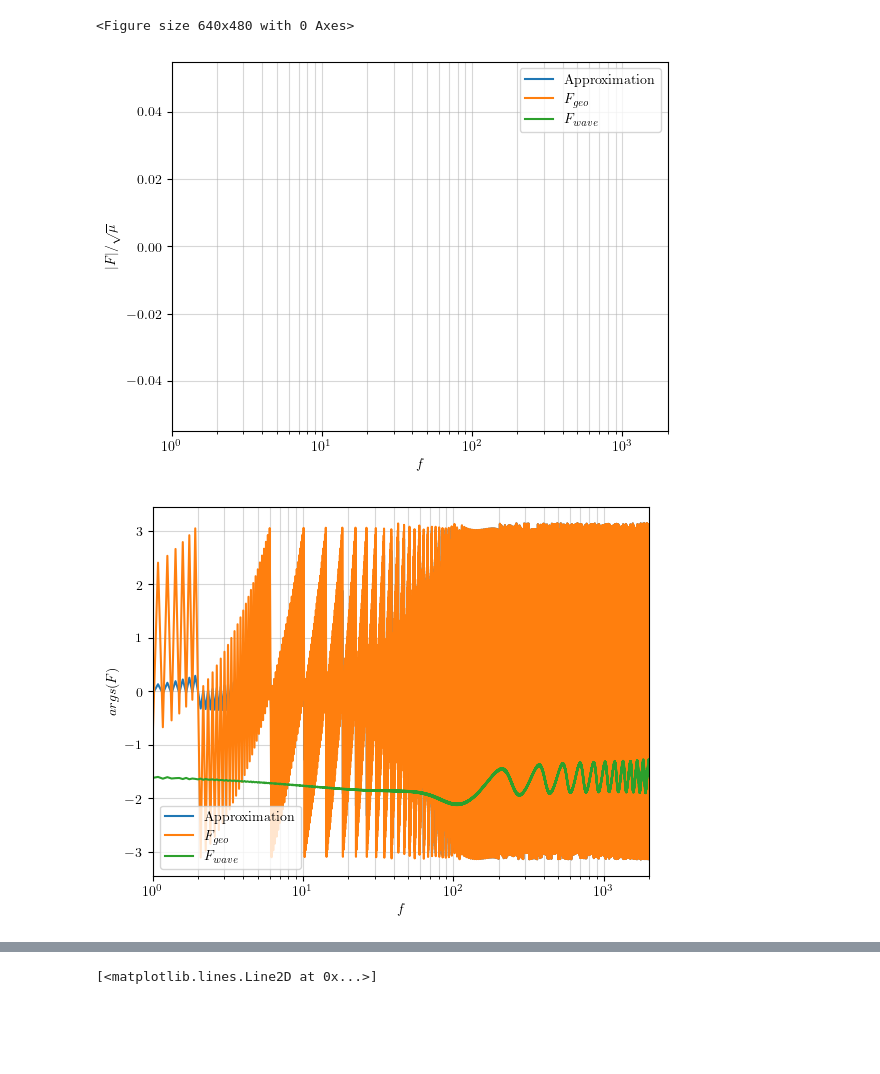
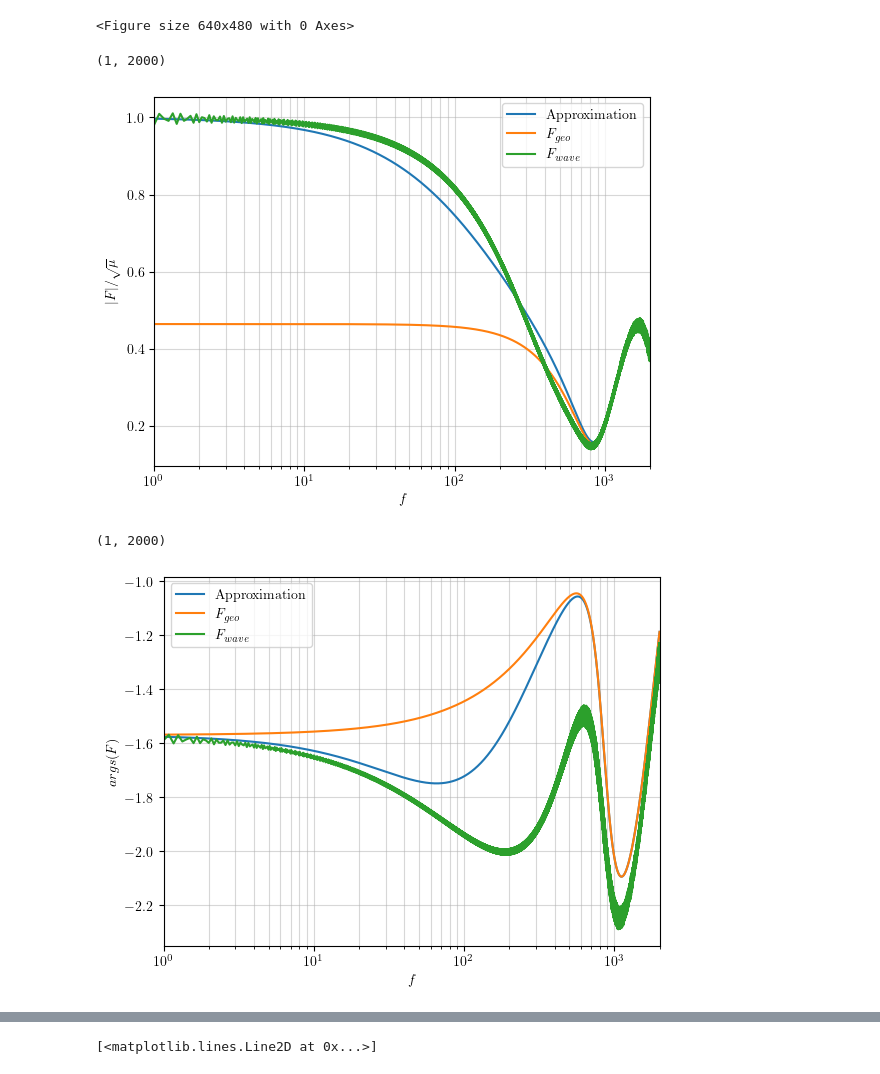
Before and after one commit to manchunyeung/wolensing, a Jupyter notebook: examples/embedded_lens_2.ipynb, the cells around one changed output, grey strips where cells are left out. Saved outputs shown, nothing was run; the diff lists cells and outputs as text; code cells hidden in the pictures; blank space fills up the shorter version.

```diff
--- a/examples/embedded_lens_2.ipynb
+++ b/examples/embedded_lens_2.ipynb
@@ -25,7 +35,7 @@ G = const.G  # gravitational constant [m^3 kg^-1 s^-2]
 c = const.c  # speed of light [m/s]
 M_sun = const.M_sun  # Solar mass [Kg]
 # %%
-y0, y1 = 0.5, 0 # source position
+y0, y1 = 0.1, 0 # source position
 l0, l1 = 0., 0 # lens position
 
 zS = 1.0 # source redshift
@@ -193,8 +290,8 @@ kwargs_integrator = {'PixelNum': int(40000),
 
 
 amplification = af.amplification_factor(lens_model_list=lens_model_list, kwargs_lens=kwargs_lens_list, kwargs_macro=kwargs_macro, **kwargs_integrator)
-ws = np.loadtxt('./data/t2_100ws.txt')
-Fws = np.loadtxt('./data/t2_100Fws.txt', dtype=complex, converters={0: lambda s: complex(s.decode().replace('+-', '-'))})
+ws = np.loadtxt('./data/t2_20ws_0.5.txt')
+Fws = np.loadtxt('./data/t2_20Fws_0.5.txt', dtype=complex, converters={0: lambda s: complex(s.decode().replace('+-', '-'))})
 amplification.importor(freq=True, fs=ws, Fws=Fws)
 # ts, Ft = amplification.integrator(gpu=False)
 # ws, Fws = amplification.fourier()
@@ -218,2 +319,2 @@ array([-0.52370046, -0.07637953])
 # %%
-geofs, geoFws = amplification.geometrical_optics(mus, tds, Img_ra, Img_dec, upper_lim=2000)
+geofs, geoFws = amplification.geometrical_optics(mus, tds, Img_ra, Img_dec, upper_lim=2000, type2=False)
@@ -219,0 +325,4 @@ geofs, geoFws = amplification.geometrical_optics(mus, tds, Img_ra, Img_dec, uppe
+# %%
+index = np.argmin(tds)
+overall_phase = np.exp(-1 * 2 * np.pi * 1j * (tds[index]) * amplification._geofs)
+geoFws*=overall_phase
@@ -274,7 +395,7 @@ ws = ws[low_index:]
 Fws = Fws[low_index:]
 # %%
 ww = geofs
-plt.semilogx(geofs, (fac*np.exp(-ww*np.pi/300) + (1-np.exp(-ww*np.pi/300))*np.abs(geoFws))/fac, label='Approximation')
+plt.semilogx(geofs, (fac*np.exp(-ww*np.pi/500) + (1-np.exp(-ww*np.pi/500))*np.abs(geoFws))/fac, label='Approximation')
 plt.semilogx(geofs, np.abs(geoFws)/fac,label=r'$F_{geo}$')
 plt.semilogx(ws, np.abs(Fws)/fac, label=r'$F_{wave}$')
 plt.ylabel(r'$|F|/\sqrt{\mu}$')
@@ -282,18 +403,18 @@ plt.xlabel(r'$f$')
 plt.grid(which='both', alpha=0.5)
 plt.legend()
 plt.xlim(1, 2000)
-plt.savefig('./approx.png',bbox_inches='tight', dpi=300)
 # %% [output]
+(1, 2000)
-[figure, old version]
+[figure, new version]
 # %%
-plt.semilogx(geofs, (1-np.exp(-ww*np.pi/60))*np.angle(geoFws), label='Approximation')
+plt.semilogx(geofs, ((-np.pi/2-ww/150)*np.exp(-ww*np.pi/300))+(1-np.exp(-ww*np.pi/300))*(np.angle(geoFws)), label='Approximation')
 plt.semilogx(geofs, np.angle(geoFws),label=r'$F_{geo}$')
 plt.semilogx(ws, np.angle(Fws), label=r'$F_{wave}$')
 plt.ylabel(r'$args(F)$')
 plt.xlabel(r'$f$')
 plt.grid(which='both', alpha=0.5)
 plt.legend()
 plt.xlim(1, 2000)
-plt.savefig('./approx_ang.png',bbox_inches='tight', dpi=300)
 # %% [output]
+(1, 2000)
-[figure, old version]
+[figure, new version]
```
Also changed, not shown: parts of 35 cells of this notebook, 8 other files.
